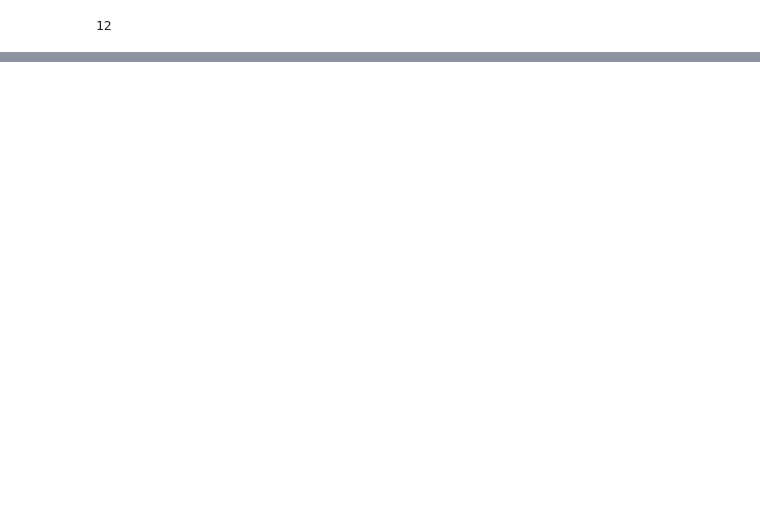
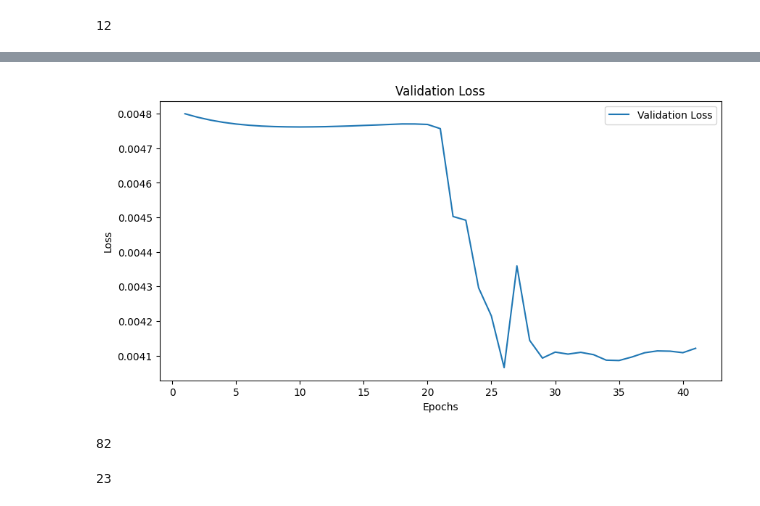
Before and after one commit to binaya07/energy_consumption, a Jupyter notebook: rvt notebook.ipynb, the cells around one changed output, grey strips where cells are left out. Drawn from its saved outputs; the diff is of its cells as text; code cells hidden in the pictures; blank space fills up the shorter version.

```diff
--- a/rvt notebook.ipynb
+++ b/rvt notebook.ipynb
@@ -131,8 +69,8 @@ if conf.model_name == 'CVT':
         spec=conf.cvt_spec
     )
 else:
-    print("using RVT")
-    model = ResidualVisionTransformer(
+    print("using DeepFEC_v2_vehicle_config_model")
+    model = DeepFEC_v2_vehicle_config_model_2(
         in_chans=1,
         num_classes=1,
         act_layer=QuickGELU,
@@ -175,0 +91,5 @@ TypeError: can't multiply sequence by non-int of type 'list'
+# %%
+# summary(model, (12, 5, 1), 955)
+# Define lists to store training and validation losses
+train_losses = []
+val_losses = []
@@ -175,0 +167,19 @@ TypeError: can't multiply sequence by non-int of type 'list'
+# %%
+plt.figure(figsize=(10, 5))
+# plt.plot(range(1, 41), train_losses[:40], label='Training Loss')
+plt.plot(range(1, len(val_losses)+1), val_losses, label='Validation Loss')
+plt.xlabel('Epochs')
+plt.ylabel('Loss')
+plt.title('Validation Loss')
+plt.legend()
+plt.show()
+# %% [output]
+[figure, added]
+# %%
+print(len(train_losses))
+# %% [output]
+82
+# %%
+print(train_xs.shape[0])
+# %% [output]
+23
```
Also changed, not shown: parts of 10 cells of this notebook, 11 other files.
